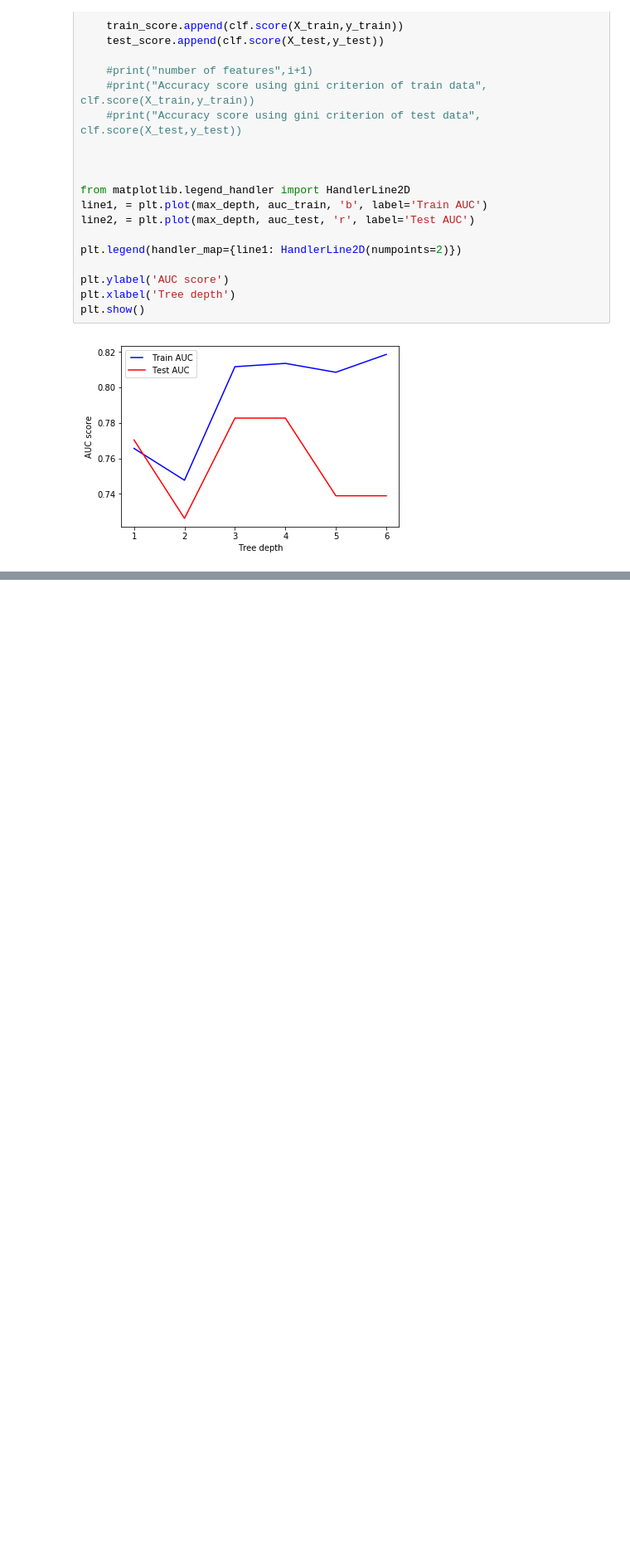
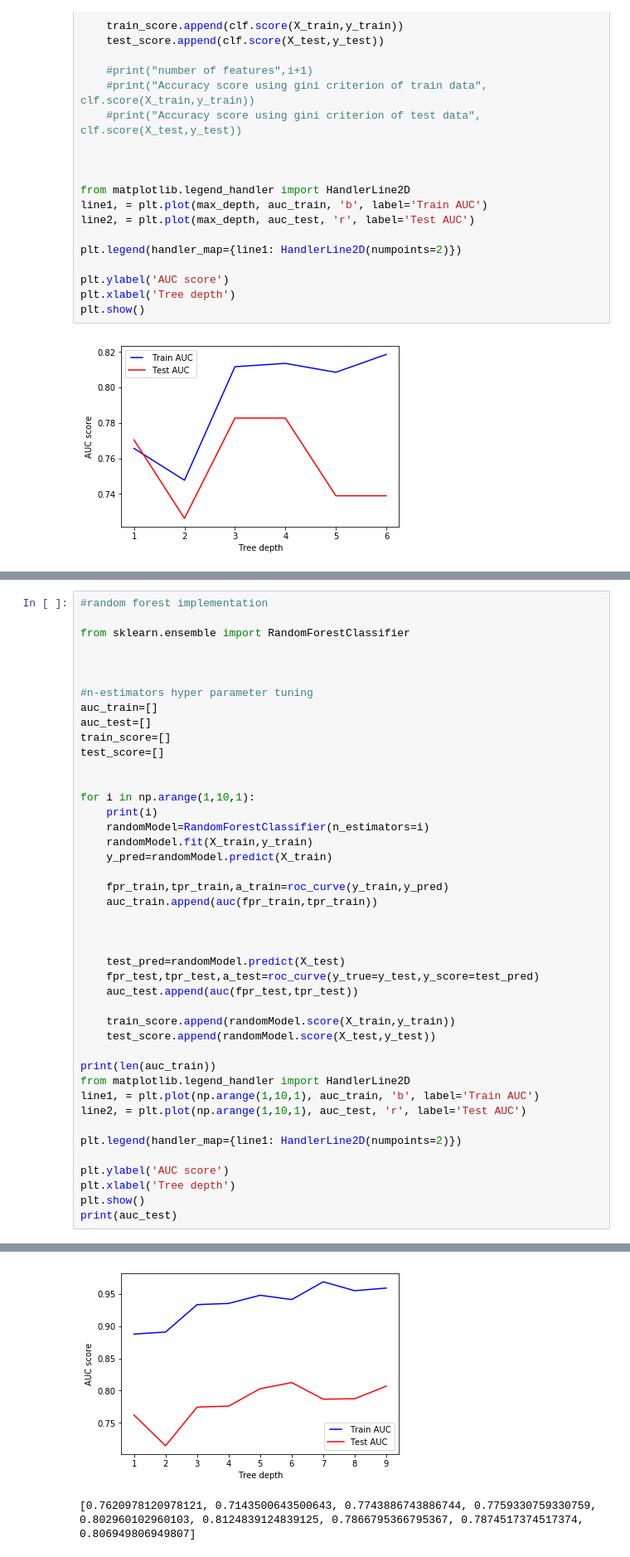
Before and after one commit to VenkateshKatepally/MyRepository, a Jupyter notebook: DecisionTrees_Titanic.ipynb, the cells around one changed output, grey strips where cells are left out. Shown at 83% size. Cells and saved outputs as stored; diff of their text form; blank space fills up the shorter version.

```diff
--- a/DecisionTrees_Titanic.ipynb
+++ b/DecisionTrees_Titanic.ipynb
@@ -268,0 +292,44 @@ plt.bar(columns,clf.feature_importances_)
+# %%
+#random forest implementation
+
+from sklearn.ensemble import RandomForestClassifier
+
+
+
+#n-estimators hyper parameter tuning
+auc_train=[]
+auc_test=[]
+train_score=[]
+test_score=[]
+
+
+for i in np.arange(1,10,1):
+    print(i)
+    randomModel=RandomForestClassifier(n_estimators=i)
+    randomModel.fit(X_train,y_train)
+    y_pred=randomModel.predict(X_train)
+
+    fpr_train,tpr_train,a_train=roc_curve(y_train,y_pred)
+    auc_train.append(auc(fpr_train,tpr_train))
+
+
+
+    test_pred=randomModel.predict(X_test)
+    fpr_test,tpr_test,a_test=roc_curve(y_true=y_test,y_score=test_pred)
+    auc_test.append(auc(fpr_test,tpr_test))
+
+    train_score.append(randomModel.score(X_train,y_train))
+    test_score.append(randomModel.score(X_test,y_test))
+
+print(len(auc_train))
+from matplotlib.legend_handler import HandlerLine2D
+line1, = plt.plot(np.arange(1,10,1), auc_train, 'b', label='Train AUC')
+line2, = plt.plot(np.arange(1,10,1), auc_test, 'r', label='Test AUC')
+
+plt.legend(handler_map={line1: HandlerLine2D(numpoints=2)})
+
+plt.ylabel('AUC score')
+plt.xlabel('Tree depth')
+plt.show()
+print(auc_test)
+# %% [output]
@@ -268,0 +346,2 @@ plt.bar(columns,clf.feature_importances_)
+[figure, added]
+[0.7620978120978121, 0.7143500643500643, 0.7743886743886744, 0.7759330759330759, 0.802960102960103, 0.8124839124839125, 0.7866795366795367, 0.7874517374517374, 0.806949806949807]
```
Also changed, not shown: parts of 7 cells of this notebook.
